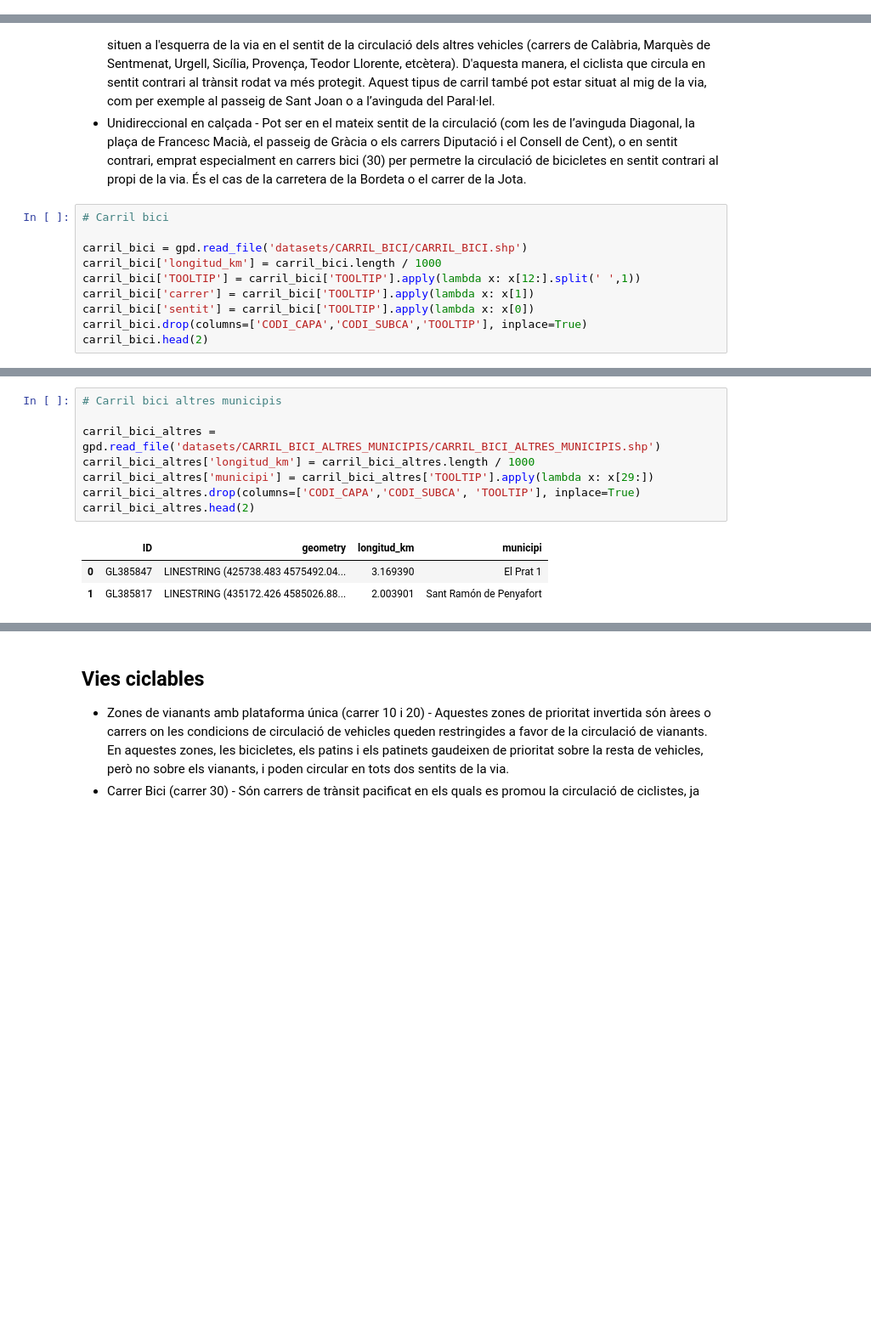
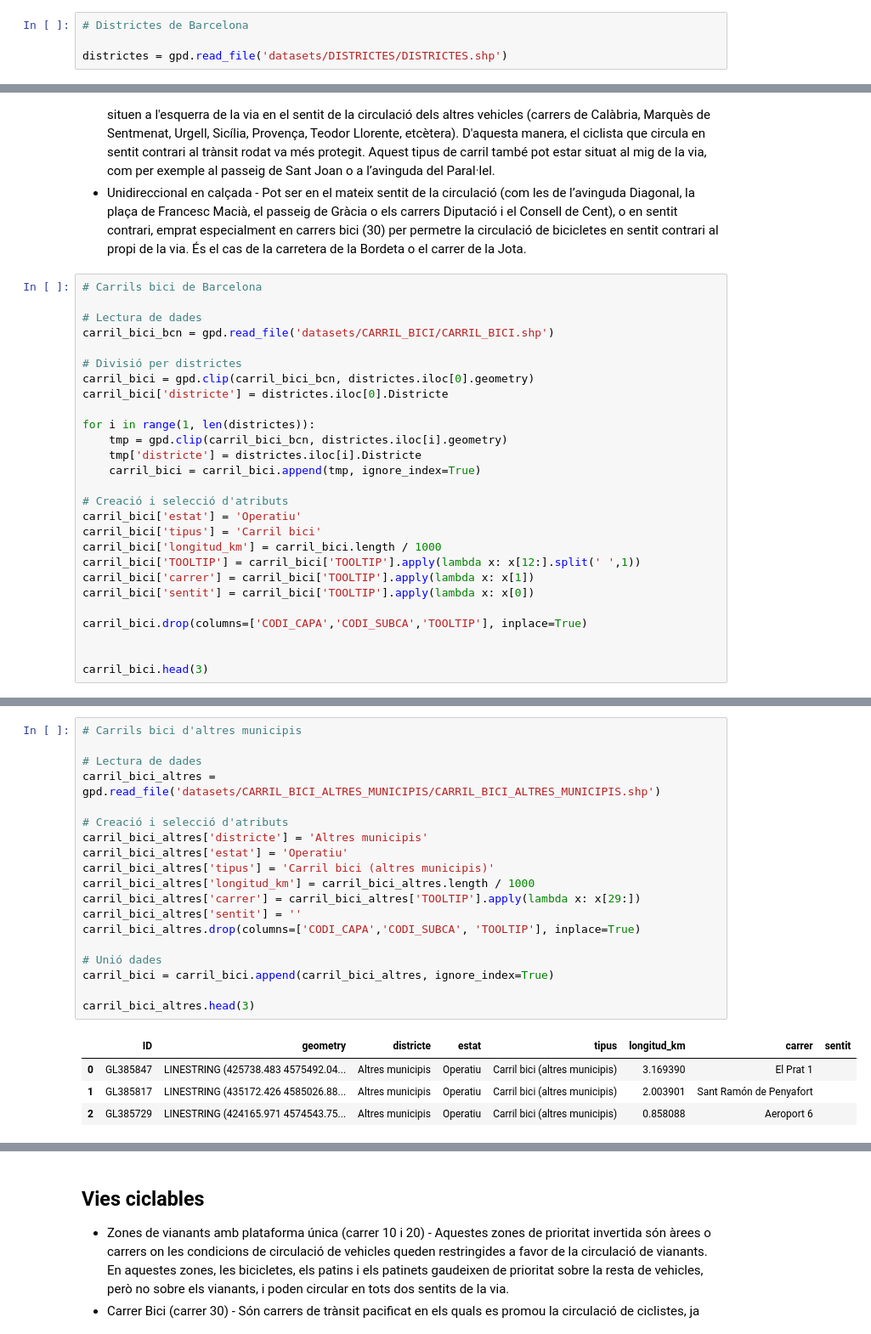
Before and after one commit to vboix2/BCN-bici, a Jupyter notebook: Data/Vies.ipynb, the cells around one changed output, grey strips where cells are left out. Shown at 85% size. Drawn from its saved outputs; the diff is of its cells as text; blank space fills up the shorter version.

```diff
--- a/Data/Vies.ipynb
+++ b/Data/Vies.ipynb
@@ -77,6 +77,10 @@ VIES_CICLABLES descarregat correctament.
 ZONES30_CARRERS descarregat correctament.
 CARRERS_PACIFICATS descarregat correctament.
 CORREDORS_BICI descarregat correctament.
+# %%
+# Districtes de Barcelona
+
+districtes = gpd.read_file('datasets/DISTRICTES/DISTRICTES.shp')
 # %% [markdown]
 ## Carrils bici
 
@@ -85,13 +89,30 @@ CORREDORS_BICI descarregat correctament.
 * Bidireccional en calçada - Permet la circulació de bicicletes en els dos sentits de la marxa. Normalment se situen a l'esquerra de la via en el sentit de la circulació dels altres vehicles (carrers de Calàbria, Marquès de Sentmenat, Urgell, Sicília, Provença, Teodor Llorente, etcètera). D'aquesta manera, el ciclista que circula en sentit contrari al trànsit rodat va més protegit. Aquest tipus de carril també pot estar situat al mig de la via, com per exemple al passeig de Sant Joan o a l’avinguda del Paral·lel.
 * Unidireccional en calçada - Pot ser en el mateix sentit de la circulació (com les de l’avinguda Diagonal, la plaça de Francesc Macià, el passeig de Gràcia o els carrers Diputació i el Consell de Cent), o en sentit contrari, emprat especialment en carrers bici (30) per permetre la circulació de bicicletes en sentit contrari al propi de la via. És el cas de la carretera de la Bordeta o el carrer de la Jota.
 # %%
-# Carril bici
+# Carrils bici de Barcelona
 
-carril_bici = gpd.read_file('datasets/CARRIL_BICI/CARRIL_BICI.shp')
+# Lectura de dades
+carril_bici_bcn = gpd.read_file('datasets/CARRIL_BICI/CARRIL_BICI.shp')
+
+# Divisió per districtes
+carril_bici = gpd.clip(carril_bici_bcn, districtes.iloc[0].geometry)
+carril_bici['districte'] = districtes.iloc[0].Districte
+
+for i in range(1, len(districtes)):
+    tmp = gpd.clip(carril_bici_bcn, districtes.iloc[i].geometry)
+    tmp['districte'] = districtes.iloc[i].Districte
+    carril_bici = carril_bici.append(tmp, ignore_index=True)
+
+# Creació i selecció d'atributs
+carril_bici['estat'] = 'Operatiu'
+carril_bici['tipus'] = 'Carril bici'
 carril_bici['longitud_km'] = carril_bici.length / 1000
 carril_bici['TOOLTIP'] = carril_bici['TOOLTIP'].apply(lambda x: x[12:].split(' ',1))
 carril_bici['carrer'] = carril_bici['TOOLTIP'].apply(lambda x: x[1])
 carril_bici['sentit'] = carril_bici['TOOLTIP'].apply(lambda x: x[0])
+
 carril_bici.drop(columns=['CODI_CAPA','CODI_SUBCA','TOOLTIP'], inplace=True)
-carril_bici.head(2)
+
+
+carril_bici.head(3)
 # %% [output]
@@ -101,15 +125,27 @@ carril_bici.head(2)
 # %%
-# Carril bici altres municipis
+# Carrils bici d'altres municipis
 
+# Lectura de dades
 carril_bici_altres = gpd.read_file('datasets/CARRIL_BICI_ALTRES_MUNICIPIS/CARRIL_BICI_ALTRES_MUNICIPIS.shp')
+
+# Creació i selecció d'atributs
+carril_bici_altres['districte'] = 'Altres municipis'
+carril_bici_altres['estat'] = 'Operatiu'
+carril_bici_altres['tipus'] = 'Carril bici (altres municipis)'
 carril_bici_altres['longitud_km'] = carril_bici_altres.length / 1000
-carril_bici_altres['municipi'] = carril_bici_altres['TOOLTIP'].apply(lambda x: x[29:])
+carril_bici_altres['carrer'] = carril_bici_altres['TOOLTIP'].apply(lambda x: x[29:])
+carril_bici_altres['sentit'] = ''
 carril_bici_altres.drop(columns=['CODI_CAPA','CODI_SUBCA', 'TOOLTIP'], inplace=True)
-carril_bici_altres.head(2)
+
+# Unió dades
+carril_bici = carril_bici.append(carril_bici_altres, ignore_index=True)
+
+carril_bici_altres.head(3)
 # %% [output]
-|  | ID | geometry | longitud_km | municipi |
-| 0 | GL385847 | LINESTRING (425738.483 4575492.04... | 3.169390 | El Prat 1 |
-| 1 | GL385817 | LINESTRING (435172.426 4585026.88... | 2.003901 | Sant Ramón de Penyafort |
+|  | ID | geometry | districte | estat | tipus | longitud_km | carrer | sentit |
+| 0 | GL385847 | LINESTRING (425738.483 4575492.04... | Altres municipis | Operatiu | Carril bici (altres municipis) | 3.169390 | El Prat 1 |  |
+| 1 | GL385817 | LINESTRING (435172.426 4585026.88... | Altres municipis | Operatiu | Carril bici (altres municipis) | 2.003901 | Sant Ramón de Penyafort |  |
+| 2 | GL385729 | LINESTRING (424165.971 4574543.75... | Altres municipis | Operatiu | Carril bici (altres municipis) | 0.858088 | Aeroport 6 |  |
 # %%
 # Carril bici en construcció
 
```
Also changed, not shown: parts of 3 cells of this notebook, 1 other file.
